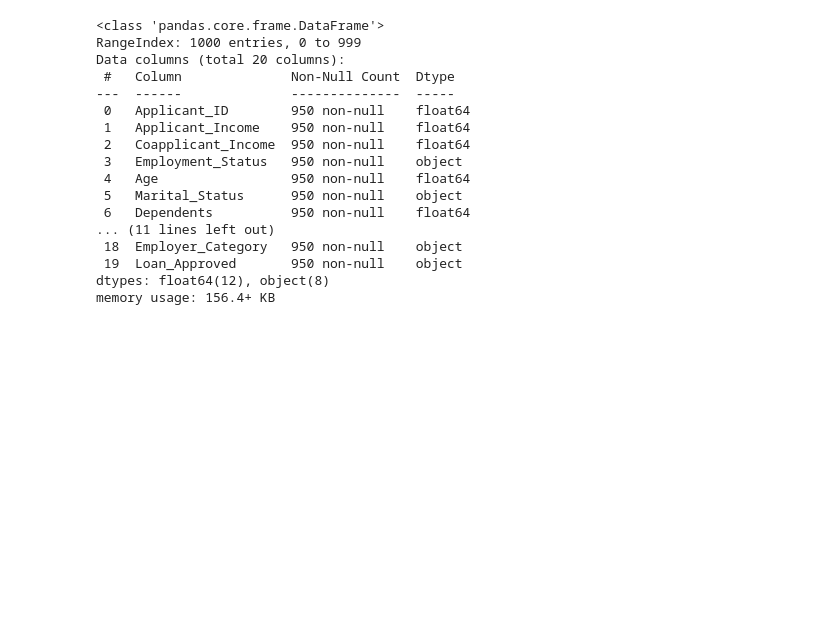
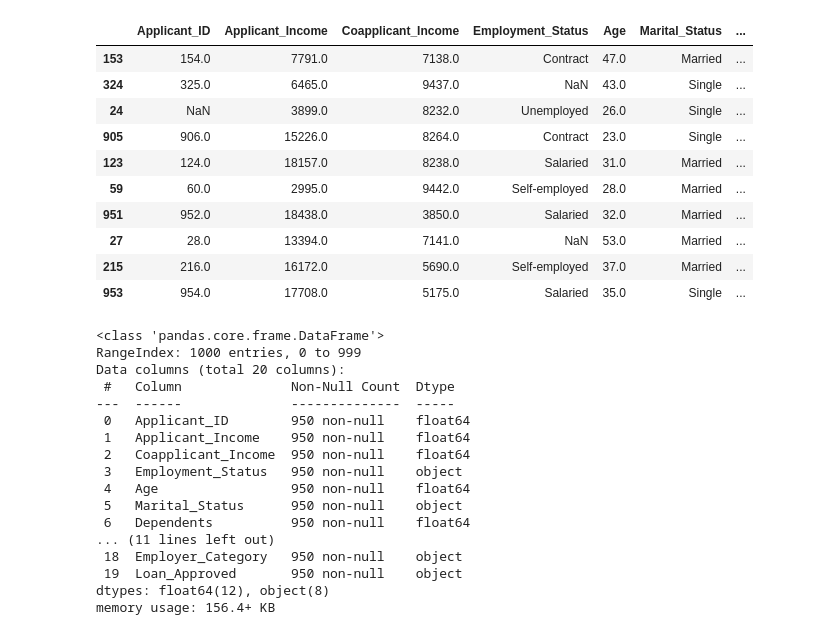
Before and after one commit to soumya569/CreditWise_Loan_System_Approved_Classification, a Jupyter notebook: Loan_approve.ipynb, the cells around one changed output. Saved outputs shown, nothing was run; the diff lists cells and outputs as text; code cells hidden in the pictures; blank space fills up the shorter version.

```diff
--- a/Loan_approve.ipynb
+++ b/Loan_approve.ipynb
@@ -19,3 +24,17 @@ df.head()
+# %%
+df.sample(10)
+# %% [output]
+|  | Applicant_ID | Applicant_Income | Coapplicant_Income | Employment_Status | Age | Marital_Status | ... |
+| 153 | 154.0 | 7791.0 | 7138.0 | Contract | 47.0 | Married | ... |
+| 324 | 325.0 | 6465.0 | 9437.0 | NaN | 43.0 | Single | ... |
+| 24 | NaN | 3899.0 | 8232.0 | Unemployed | 26.0 | Single | ... |
+| 905 | 906.0 | 15226.0 | 8264.0 | Contract | 23.0 | Single | ... |
+| 123 | 124.0 | 18157.0 | 8238.0 | Salaried | 31.0 | Married | ... |
+| 59 | 60.0 | 2995.0 | 9442.0 | Self-employed | 28.0 | Married | ... |
+| 951 | 952.0 | 18438.0 | 3850.0 | Salaried | 32.0 | Married | ... |
+| 27 | 28.0 | 13394.0 | 7141.0 | NaN | 53.0 | Married | ... |
+| 215 | 216.0 | 16172.0 | 5690.0 | Self-employed | 37.0 | Married | ... |
+| 953 | 954.0 | 17708.0 | 5175.0 | Salaried | 35.0 | Single | ... |
 # %%
 df.info()
 # %% [output]
```
Also changed, not shown: parts of 2 cells of this notebook.
